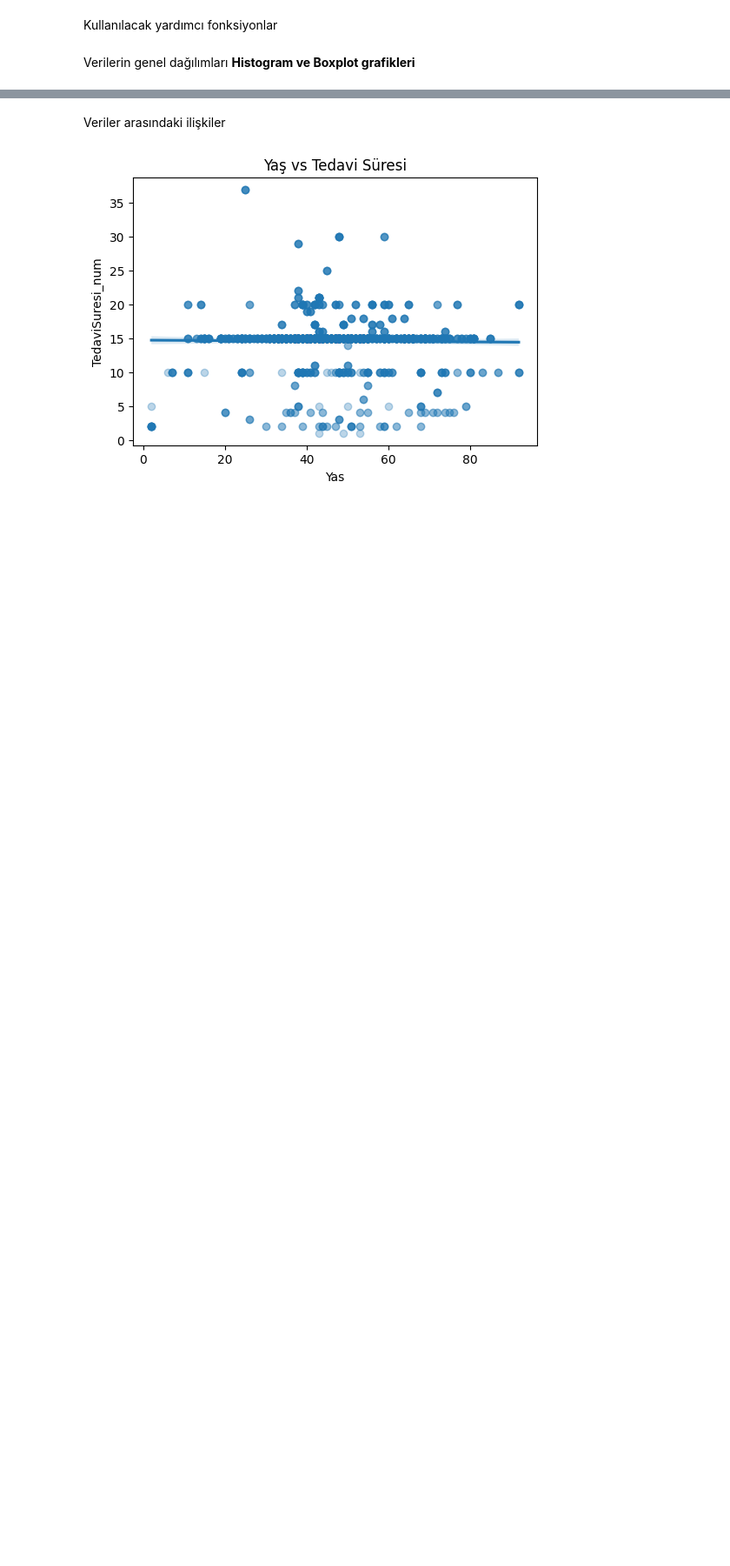
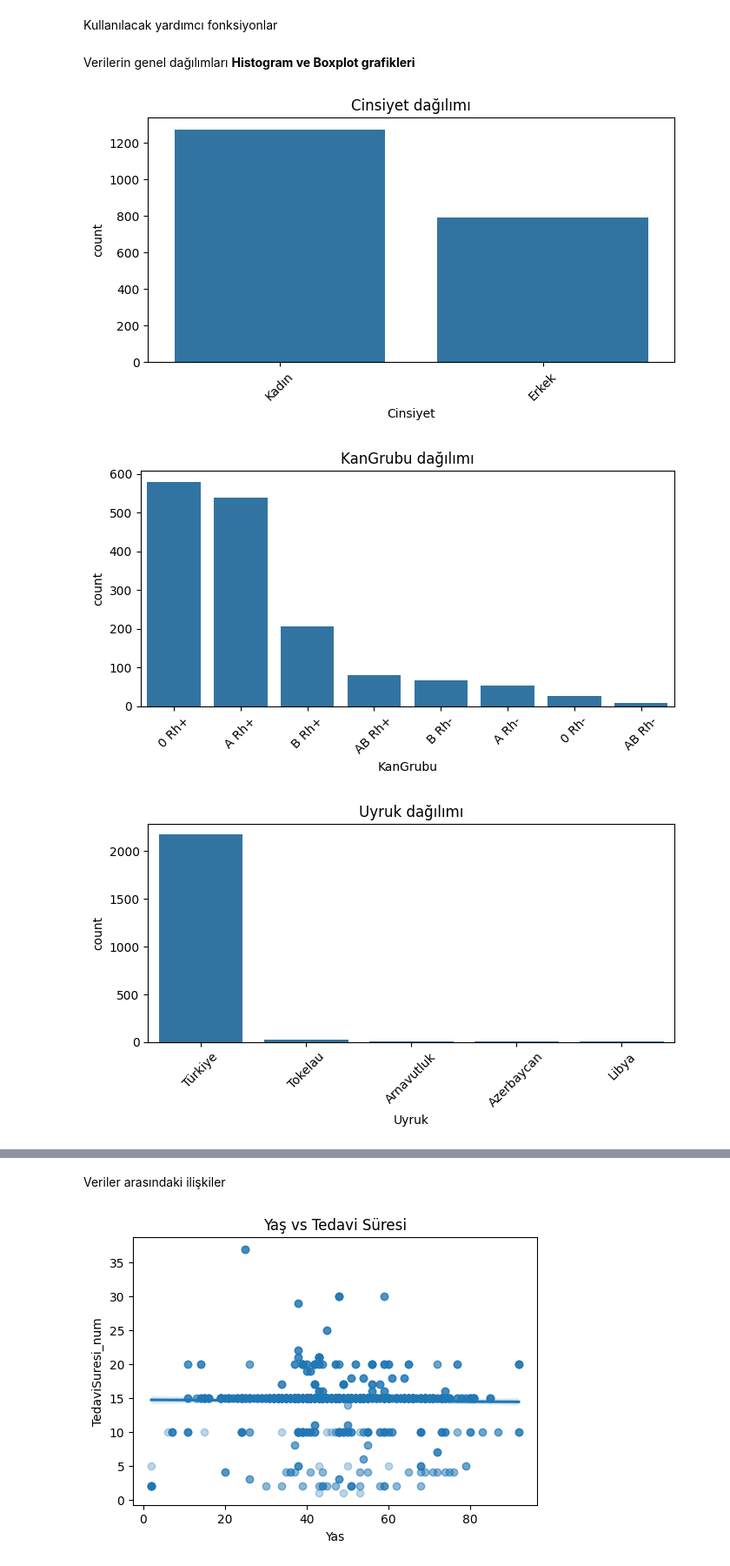
Before and after one commit to busraayukselll/Pusula_Busra_Yuksel, a Jupyter notebook: Pusula_Intern_DataScience.ipynb, the cells around one changed output, grey strips where cells are left out. Shown at 87% size. Saved outputs shown, nothing was run; the diff lists cells and outputs as text; code cells hidden in the pictures; blank space fills up the shorter version.

```diff
--- a/Pusula_Intern_DataScience.ipynb
+++ b/Pusula_Intern_DataScience.ipynb
@@ -106,3 +106,12 @@ def split_list_cell(s):
 # %% [markdown]
 Verilerin genel dağılımları
 **Histogram ve Boxplot grafikleri**
+# %%
+for col in ["Cinsiyet","KanGrubu","Uyruk","Bolum"]:
+    plt.figure(figsize=(7,4))
+    sns.countplot(x=df[col], order=df[col].value_counts().index)
+    plt.title(f"{col} dağılımı"); plt.xticks(rotation=45); plt.tight_layout(); plt.show()
+# %% [output]
+[figure, added]
+[figure, added]
+[figure, added]
```
Also changed, not shown: parts of 11 cells of this notebook.
